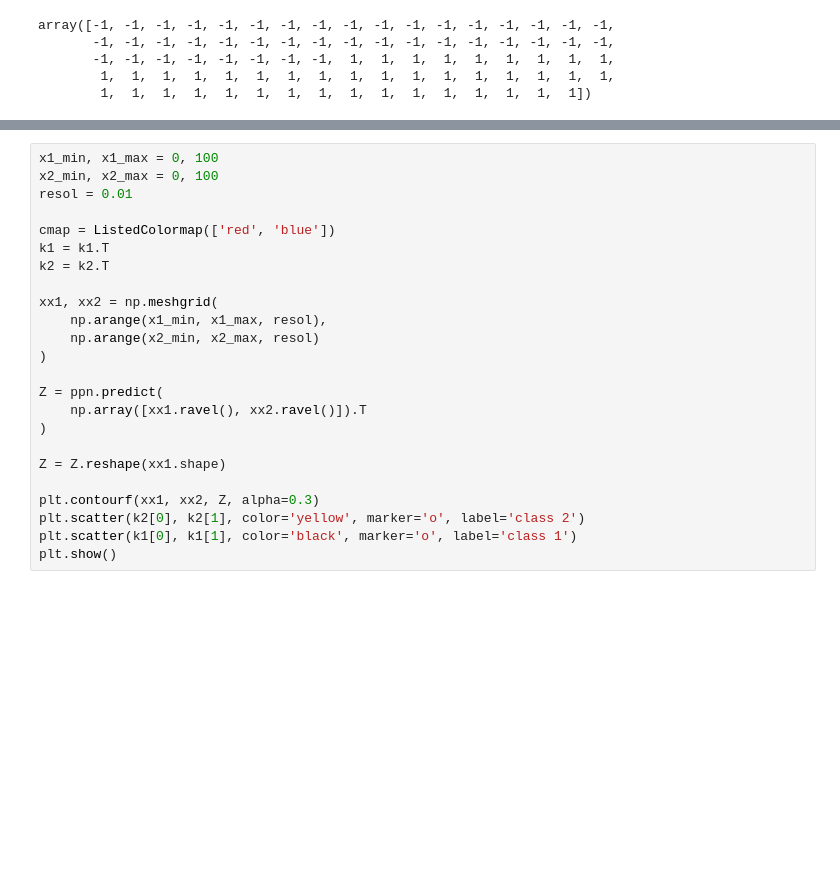
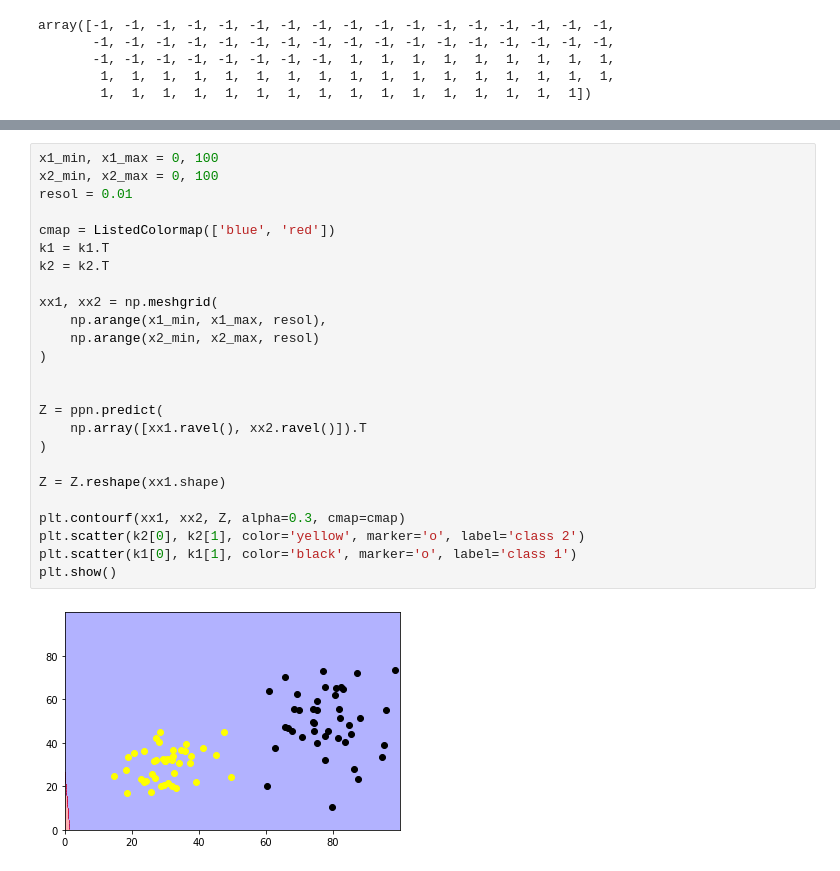
Before and after one commit to makaron42/omleto, a Jupyter notebook: perceptron.ipynb, the cells around one changed output, grey strips where cells are left out. Drawn from its saved outputs; the diff is of its cells as text; blank space fills up the shorter version.

```diff
--- a/perceptron.ipynb
+++ b/perceptron.ipynb
@@ -137,24 +169,27 @@ plt.show()
 # %%
 x1_min, x1_max = 0, 100
 x2_min, x2_max = 0, 100
 resol = 0.01
 
-cmap = ListedColormap(['red', 'blue'])
+cmap = ListedColormap(['blue', 'red'])
 k1 = k1.T
 k2 = k2.T
 
 xx1, xx2 = np.meshgrid(
     np.arange(x1_min, x1_max, resol),
     np.arange(x2_min, x2_max, resol)
 )
 
+
 Z = ppn.predict(
     np.array([xx1.ravel(), xx2.ravel()]).T
 )
 
 Z = Z.reshape(xx1.shape)
 
-plt.contourf(xx1, xx2, Z, alpha=0.3)
+plt.contourf(xx1, xx2, Z, alpha=0.3, cmap=cmap)
 plt.scatter(k2[0], k2[1], color='yellow', marker='o', label='class 2')
 plt.scatter(k1[0], k1[1], color='black', marker='o', label='class 1')
 plt.show()
+# %% [output]
+[figure, added]
```
Also changed, not shown: parts of 10 cells of this notebook.
